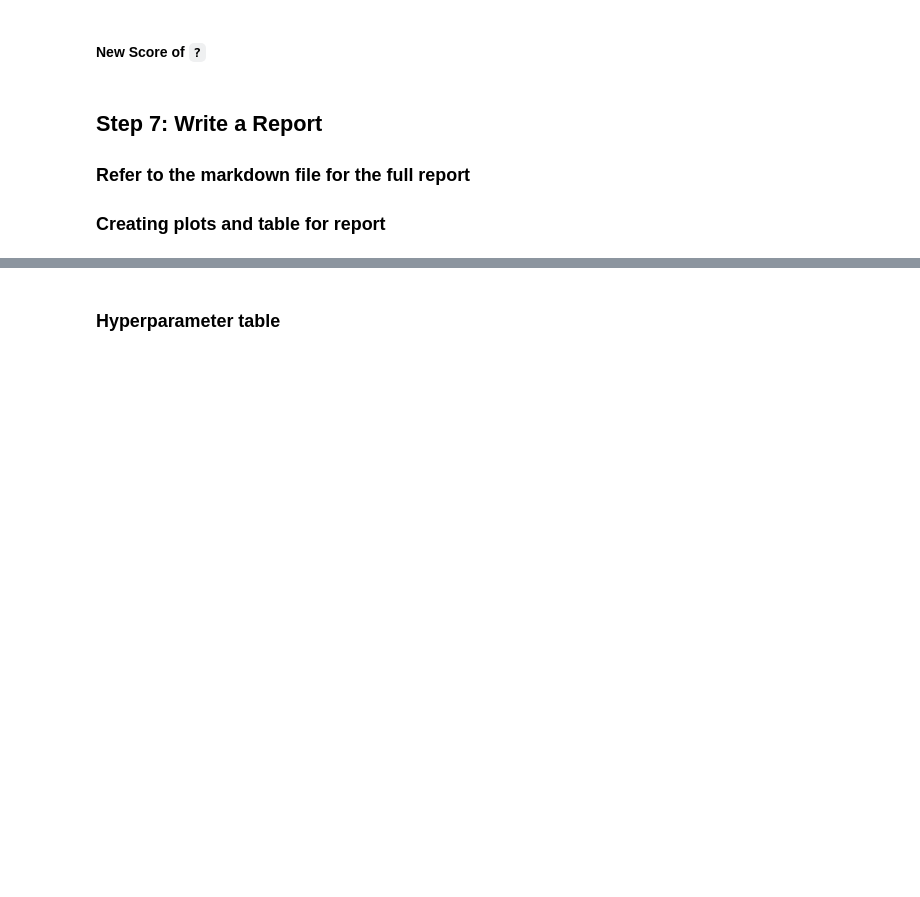
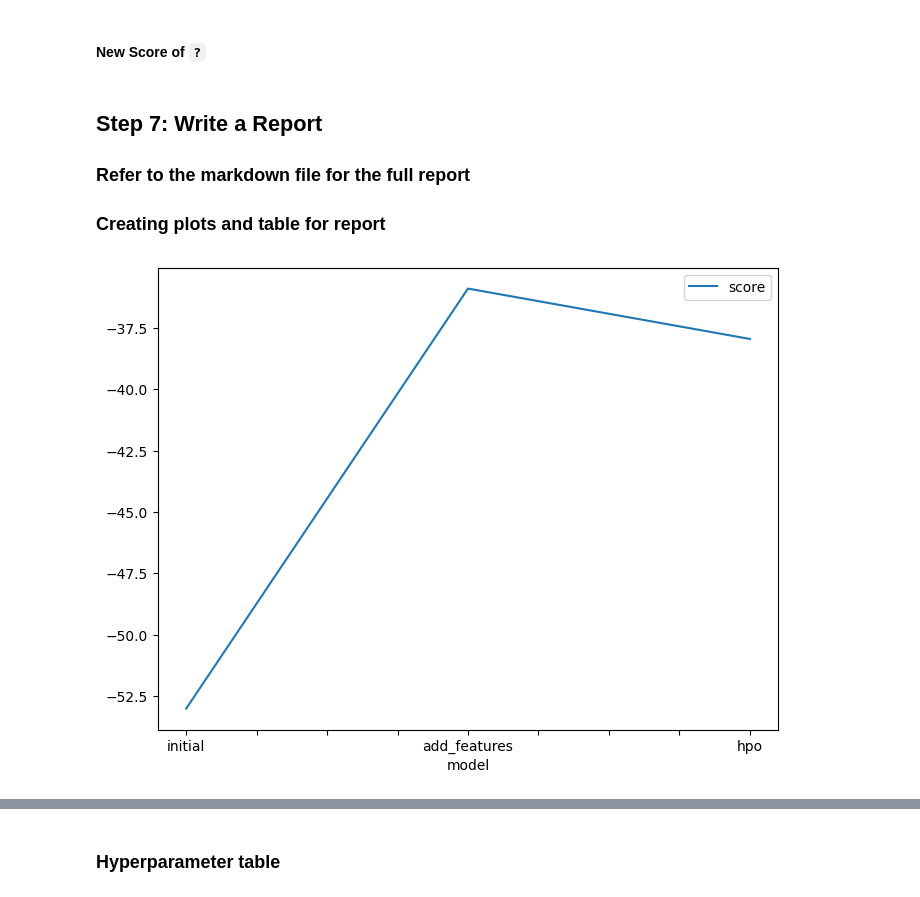
Before and after one commit to jhmao697/cd0385-project-starter, a Jupyter notebook: project/project-bike-share-demand.ipynb, the cells around one changed output, grey strips where cells are left out. Saved outputs shown, nothing was run; the diff lists cells and outputs as text; code cells hidden in the pictures; blank space fills up the shorter version.

```diff
--- a/project/project-bike-share-demand.ipynb
+++ b/project/project-bike-share-demand.ipynb
@@ -758,13 +956,15 @@ submission_new_hpo.to_csv("submission_new_hpo.csv", index=False)
 # %%
 # Taking the top model score from each training run and creating a line plot to show improvement
 # You can create these in the notebook and save them to PNG or use some other tool (e.g. google sheets, excel)
 fig = pd.DataFrame(
     {
         "model": ["initial", "add_features", "hpo"],
-        "score": [?, ?, ?]
+        "score": [-53.0, -35.9, -37.95]
     }
 ).plot(x="model", y="score", figsize=(8, 6)).get_figure()
 fig.savefig('model_train_score.png')
+# %% [output]
+[figure, added]
 # %%
 # Take the 3 kaggle scores and creating a line plot to show improvement
 fig = pd.DataFrame(
```
Also changed, not shown: parts of 19 cells of this notebook, 7 other files.
